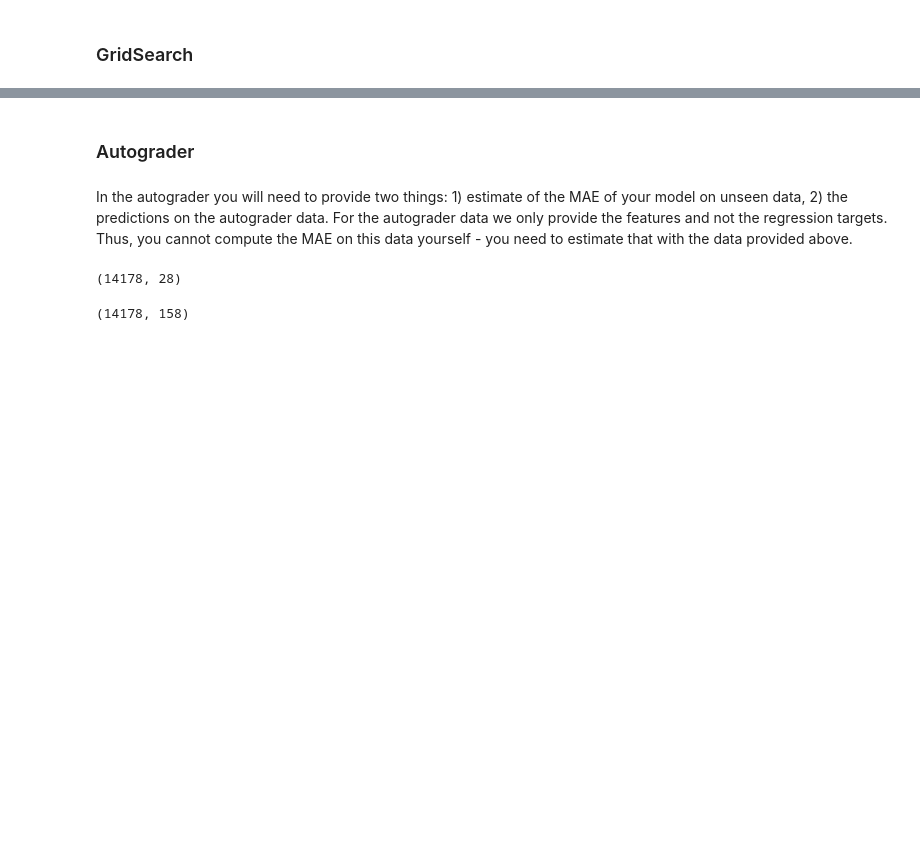
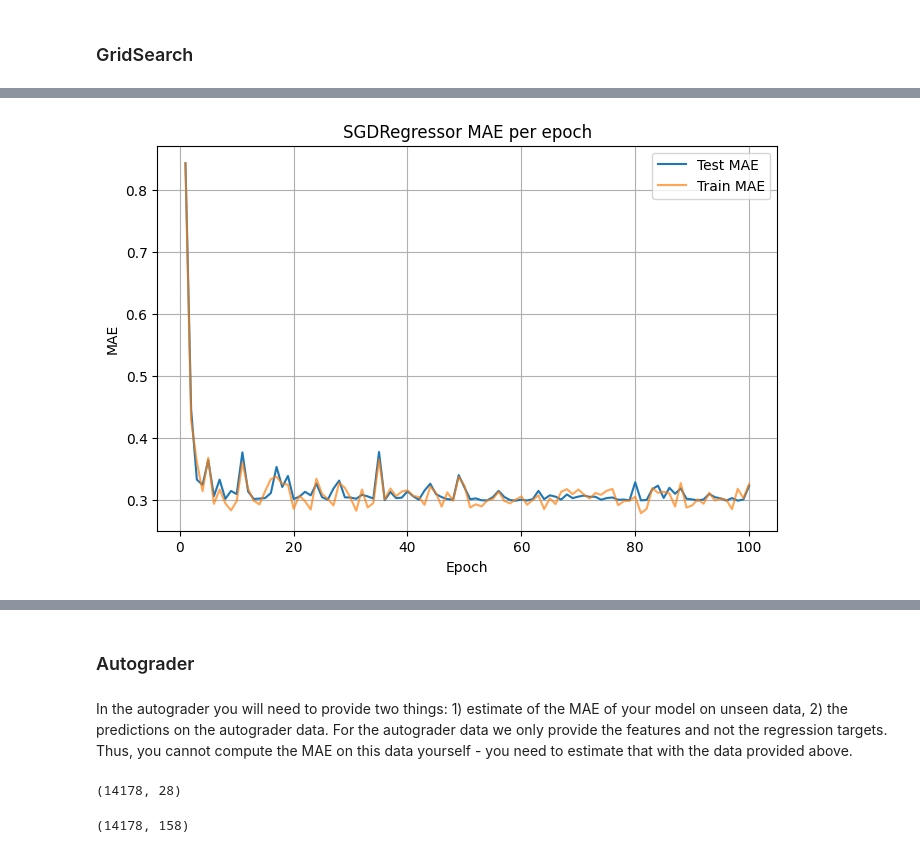
Before and after one commit to johnarioD/DSAIT4020-A1, a Jupyter notebook: midterm_assignment_template.ipynb, the cells around one changed output, grey strips where cells are left out. Drawn from its saved outputs; the diff is of its cells as text; code cells hidden in the pictures; blank space fills up the shorter version.

Commit message:
Add graph

```diff
--- a/midterm_assignment_template.ipynb
+++ b/midterm_assignment_template.ipynb
@@ -111,11 +105,6 @@ def get_preprocessed_pipeline( data, model ):
         df["bmi"] = df["weight_kg"]/((df["height_cm"]/100)**2 )
         df.drop(columns=["weight_kg","height_cm"])
         return df
-
-    def test_print(X):
-        print(X.shape)
-        return X
-    print_transformer = FunctionTransformer( test_print )
 
     bmi_transformer = FunctionTransformer( bmi )
 
@@ -128,7 +117,7 @@ def get_preprocessed_pipeline( data, model ):
             ( "bmi", bmi_transformer, ["height_cm","weight_kg"] ),
         ],
         remainder="passthrough" )
-    pipeline = Pipeline(steps=[( "preprocessing", preprocessor ), ( "printer_1", print_transformer ), ( "pca", pca ), ( "printer-2", print_transformer ), ( "training", model )])
+    pipeline = Pipeline(steps=[( "preprocessing", preprocessor ), ( "pca", pca ), ( "training", model )])
     return pipeline
 # %%
 def train_model_pipeline( pipeline_fun, model, X, y ):
@@ -213,9 +192,9 @@ def SGD_Gridsearch(X_train, y_train):
     params = {
         "loss": [ 'squared_error', 'huber', 'epsilon_insensitive', 'squared_epsilon_insensitive' ], # 4
         # "penalty": [ 'l2', 'l1', 'elasticnet', None ], # 4
-        # "alpha": [ 10**(i-10) for i in range(11) ], # 10
+        "alpha": [ 10**(i-10) for i in range(11) ], # 10
         # "l1_ratio": [ 0.1*i for i in range(11) ], # 10
-        # "epsilon": [ 10**(i-4) for i in range(6) ], # 5
+         "epsilon": [ 10**(i-4) for i in range(6) ], # 5
         "learning_rate": [ 'constant', 'optimal', 'invscaling', 'adaptive' ], # 4
         # "eta0": [ 10**(i-6) for i in range(7) ], # 7
         # "shuffle": [ True ],
@@ -226,8 +205,8 @@ def SGD_Gridsearch(X_train, y_train):
     _, mean_absolute_error = train_model_pipeline( get_basic_pipeline, model, X_train, y_train )
     return mean_absolute_error, model
 
-GS_SGD_MAE, model = SGD_Gridsearch(X, y)
+mean_absolute_error_sgd, model = SGD_Gridsearch(X, y)
 # mae_test_sgd = evaluate_pipeline( pipeline=model.best_estimator_, X=X_test, y=y_test )
-print("MAE: ", GS_SGD_MAE)
+print("MAE: ", mean_absolute_error_sgd)
 print("Optimal params: ", model.best_params_)
 # %% [output]
@@ -235,0 +215,71 @@ Optimal params:  {'learning_rate': 'adaptive', 'loss': 'epsilon_insensitive'}
+# %%
+# Instantiate a new SGDRegressor using best params from GridSearch
+
+best_params = model.best_params_
+print(best_params)
+best_SGD_model = SGDRegressor(**best_params, random_state=random_state_seed)
+# best_SGD_model = SGDRegressor(random_state=random_state_seed)
+
+# visual_raw_data = pd.read_csv('football_wages.csv')
+# visual_train, visual_test = train_test_split( visual_raw_data, test_size=0.3, random_state=random_state_seed )
+# visual_train_data = visual_train.drop(columns=['log_wages'])
+# visual_train_labels = visual_train['log_wages']
+# visual_test_data = visual_test.drop(columns=['log_wages'])
+# visual_test_labels = visual_test['log_wages']
+
+visual_raw_data = pd.read_csv('football_wages.csv')
+visual_train_data = visual_test_data = visual_raw_data.drop(columns=['log_wages'])
+visual_train_labels = visual_test_labels = visual_raw_data['log_wages']
+
+# Preprocessing and PCA
+full_pipeline = get_preprocessed_pipeline(visual_train_data, best_SGD_model)
+preproc = full_pipeline.named_steps['preprocessing']
+pca = full_pipeline.named_steps['pca']
+
+# fit preprocessors on training data
+preproc = preproc.fit(visual_train_data)
+X_train_trans = preproc.transform(visual_train_data)
+
+# fit PCA on transformed training features
+pca = pca.fit(X_train_trans)
+X_train_feat = pca.transform(X_train_trans)
+
+# transform test features once
+X_test_feat = pca.transform(preproc.transform(visual_test_data))
+
+# train
+epochs = 100
+test_mae_per_epoch = []
+train_mae_per_epoch = []
+
+for epoch in range(0, epochs):
+
+    sample_size = int(0.1 * len(X_train_feat))
+    X_train_feat[epoch * sample_size : (epoch + 1) * sample_size]
+
+    idx = np.random.choice(len(X_train_feat), size=sample_size, replace=False)
+    X_batch = X_train_feat[idx]
+    y_batch = visual_train_labels.iloc[idx]
+
+    # partial_fit updates the model incrementally
+    best_SGD_model.partial_fit(X_batch, y_batch)
+    # evaluate on test set
+    y_pred_test = best_SGD_model.predict(X_test_feat)
+    test_mae = MAE(y_pred_test, visual_test_labels)
+    test_mae_per_epoch.append(test_mae)
+    # track train MAE
+    y_pred_train = best_SGD_model.predict(X_batch)
+    train_MAE = MAE(y_pred_train, y_batch)
+    train_mae_per_epoch.append(train_MAE)
+
+# Plot MAE vs epoch
+plt.figure(figsize=(8,5))
+plt.plot(range(1, epochs+1), test_mae_per_epoch, label='Test MAE')
+plt.plot(range(1, epochs+1), train_mae_per_epoch, label='Train MAE', alpha=0.7)
+plt.xlabel('Epoch')
+plt.ylabel('MAE')
+plt.title('SGDRegressor MAE per epoch')
+plt.legend()
+plt.grid(True)
+plt.show()
+# %% [output]
@@ -236,3 +287,4 @@ Optimal params:  {'learning_rate': 'adaptive', 'loss': 'epsilon_insensitive'}
+[figure, added]
 # %%
 def KN_Gridsearch(X_train, y_train):
     import warnings
```
Also changed, not shown: parts of 8 cells of this notebook, 2 other files.
